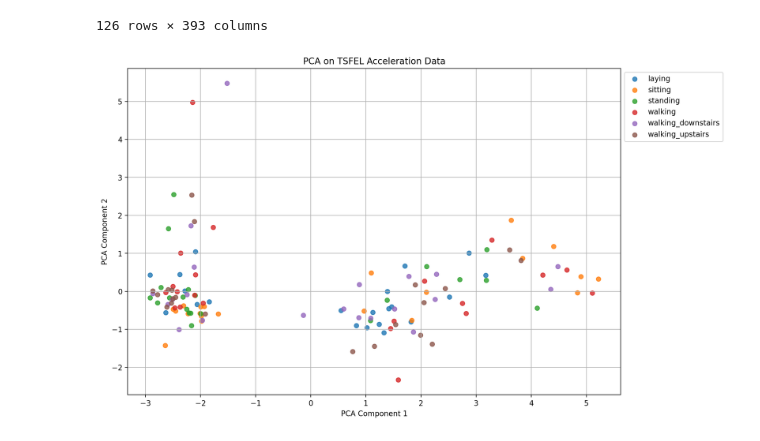
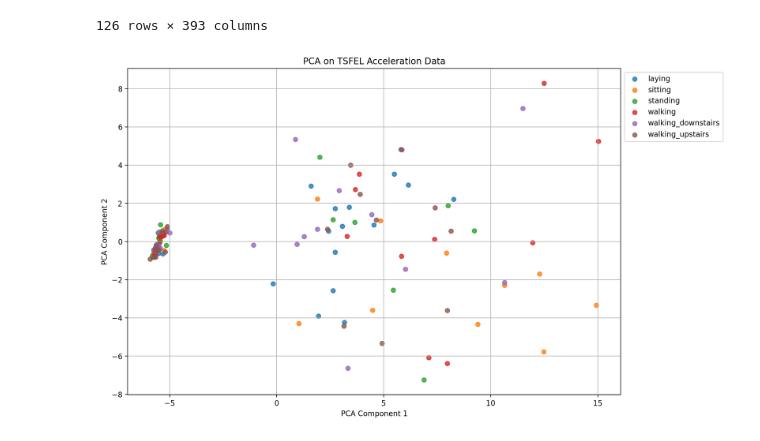
Before and after one commit to MukeshK17/es335-24-fall-assignment-1, a Jupyter notebook: Asst1_Exploratory_Data_Analysis.ipynb, the cells around one changed output. Drawn from its saved outputs; the diff is of its cells as text; code cells hidden in the pictures.

```diff
--- a/Asst1_Exploratory_Data_Analysis.ipynb
+++ b/Asst1_Exploratory_Data_Analysis.ipynb
@@ -254,29 +272,29 @@ X_tsfel_all
 # %%
 labels = df.iloc[:, -1]
 scaler = StandardScaler()
-features_scaled = scaler.fit_transform(X_tsfel_all.iloc[:,384:])
+features_scaled = scaler.fit_transform(X_tsfel_all.iloc[:,340:])
 
 pca = PCA(n_components=2)
 pca_result = pca.fit_transform(features_scaled)
 
 PCA1 = pca_result[:, 0]
 PCA2 = pca_result[:, 1]
 
 plt.figure(figsize=(12, 8))
 
 unique_labels = labels.unique()
 colors = plt.get_cmap('tab10').colors
 color_map = {label: colors[i % len(colors)] for i, label in enumerate(unique_labels)}
 
 for label in unique_labels:
     mask = labels == label
     plt.scatter(PCA1[mask], PCA2[mask], color=color_map[label], label=label, alpha=0.8)
 
 plt.xlabel('PCA Component 1')
 plt.ylabel('PCA Component 2')
 plt.title('PCA on TSFEL Acceleration Data')
 plt.legend(loc='upper left', bbox_to_anchor=(1, 1))
 plt.grid(True)
 plt.show()
 # %% [output]
-[figure, old version]
+[figure, new version]
```
Also changed, not shown: parts of 22 cells of this notebook, 1 other file.
